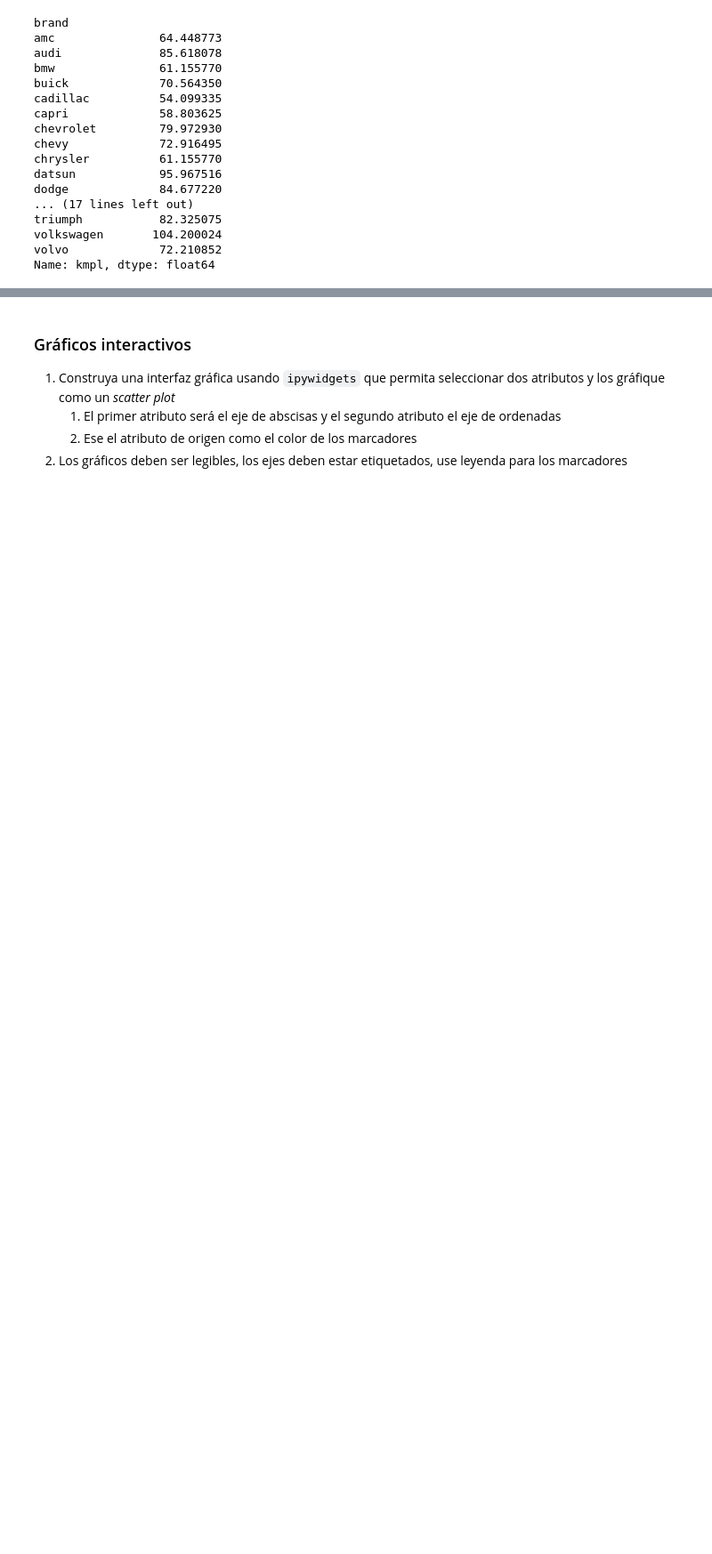
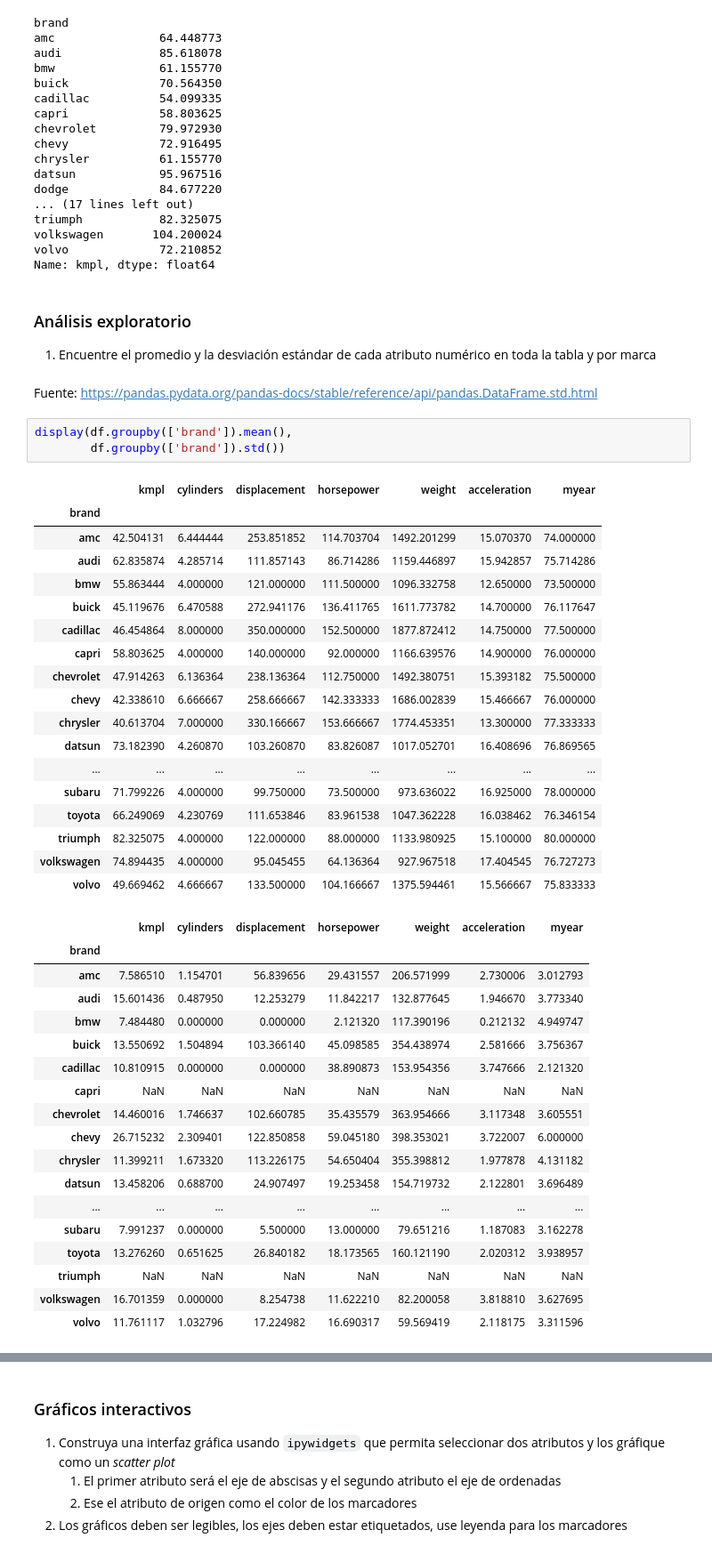
Before and after one commit to eidepozo/INFO147-Tarea_01, a Jupyter notebook: tarea/actividad_práctica.ipynb, the cells around one changed output, grey strips where cells are left out. Shown at 89% size. Drawn from its saved outputs; the diff is of its cells as text; blank space fills up the shorter version.

```diff
--- a/tarea/actividad_práctica.ipynb
+++ b/tarea/actividad_práctica.ipynb
@@ -485,4 +487,50 @@ triumph           82.325075
 volkswagen       104.200024
 volvo             72.210852
 Name: kmpl, dtype: float64
+# %% [markdown]
+### Análisis exploratorio
+
+1. Encuentre el promedio y la desviación estándar de cada atributo numérico en toda la tabla y por marca
+# %% [markdown]
+Fuente: https://pandas.pydata.org/pandas-docs/stable/reference/api/pandas.DataFrame.std.html
+# %%
+display(df.groupby(['brand']).mean(),
+        df.groupby(['brand']).std())
+# %% [output]
+|  | kmpl | cylinders | displacement | horsepower | weight | acceleration | myear |
+| brand |  |  |  |  |  |  |  |
+| amc | 42.504131 | 6.444444 | 253.851852 | 114.703704 | 1492.201299 | 15.070370 | 74.000000 |
+| audi | 62.835874 | 4.285714 | 111.857143 | 86.714286 | 1159.446897 | 15.942857 | 75.714286 |
+| bmw | 55.863444 | 4.000000 | 121.000000 | 111.500000 | 1096.332758 | 12.650000 | 73.500000 |
+| buick | 45.119676 | 6.470588 | 272.941176 | 136.411765 | 1611.773782 | 14.700000 | 76.117647 |
+| cadillac | 46.454864 | 8.000000 | 350.000000 | 152.500000 | 1877.872412 | 14.750000 | 77.500000 |
+| capri | 58.803625 | 4.000000 | 140.000000 | 92.000000 | 1166.639576 | 14.900000 | 76.000000 |
+| chevrolet | 47.914263 | 6.136364 | 238.136364 | 112.750000 | 1492.380751 | 15.393182 | 75.500000 |
+| chevy | 42.338610 | 6.666667 | 258.666667 | 142.333333 | 1686.002839 | 15.466667 | 76.000000 |
+| chrysler | 40.613704 | 7.000000 | 330.166667 | 153.666667 | 1774.453351 | 13.300000 | 77.333333 |
+| datsun | 73.182390 | 4.260870 | 103.260870 | 83.826087 | 1017.052701 | 16.408696 | 76.869565 |
+| ... | ... | ... | ... | ... | ... | ... | ... |
+| subaru | 71.799226 | 4.000000 | 99.750000 | 73.500000 | 973.636022 | 16.925000 | 78.000000 |
+| toyota | 66.249069 | 4.230769 | 111.653846 | 83.961538 | 1047.362228 | 16.038462 | 76.346154 |
+| triumph | 82.325075 | 4.000000 | 122.000000 | 88.000000 | 1133.980925 | 15.100000 | 80.000000 |
+| volkswagen | 74.894435 | 4.000000 | 95.045455 | 64.136364 | 927.967518 | 17.404545 | 76.727273 |
+| volvo | 49.669462 | 4.666667 | 133.500000 | 104.166667 | 1375.594461 | 15.566667 | 75.833333 |
+|  | kmpl | cylinders | displacement | horsepower | weight | acceleration | myear |
+| brand |  |  |  |  |  |  |  |
+| amc | 7.586510 | 1.154701 | 56.839656 | 29.431557 | 206.571999 | 2.730006 | 3.012793 |
+| audi | 15.601436 | 0.487950 | 12.253279 | 11.842217 | 132.877645 | 1.946670 | 3.773340 |
+| bmw | 7.484480 | 0.000000 | 0.000000 | 2.121320 | 117.390196 | 0.212132 | 4.949747 |
+| buick | 13.550692 | 1.504894 | 103.366140 | 45.098585 | 354.438974 | 2.581666 | 3.756367 |
+| cadillac | 10.810915 | 0.000000 | 0.000000 | 38.890873 | 153.954356 | 3.747666 | 2.121320 |
+| capri | NaN | NaN | NaN | NaN | NaN | NaN | NaN |
+| chevrolet | 14.460016 | 1.746637 | 102.660785 | 35.435579 | 363.954666 | 3.117348 | 3.605551 |
+| chevy | 26.715232 | 2.309401 | 122.850858 | 59.045180 | 398.353021 | 3.722007 | 6.000000 |
+| chrysler | 11.399211 | 1.673320 | 113.226175 | 54.650404 | 355.398812 | 1.977878 | 4.131182 |
+| datsun | 13.458206 | 0.688700 | 24.907497 | 19.253458 | 154.719732 | 2.122801 | 3.696489 |
+| ... | ... | ... | ... | ... | ... | ... | ... |
+| subaru | 7.991237 | 0.000000 | 5.500000 | 13.000000 | 79.651216 | 1.187083 | 3.162278 |
+| toyota | 13.276260 | 0.651625 | 26.840182 | 18.173565 | 160.121190 | 2.020312 | 3.938957 |
+| triumph | NaN | NaN | NaN | NaN | NaN | NaN | NaN |
+| volkswagen | 16.701359 | 0.000000 | 8.254738 | 11.622210 | 82.200058 | 3.818810 | 3.627695 |
+| volvo | 11.761117 | 1.032796 | 17.224982 | 16.690317 | 59.569419 | 2.118175 | 3.311596 |
 # %% [markdown]
```
Also changed, not shown: parts of 4 cells of this notebook.
